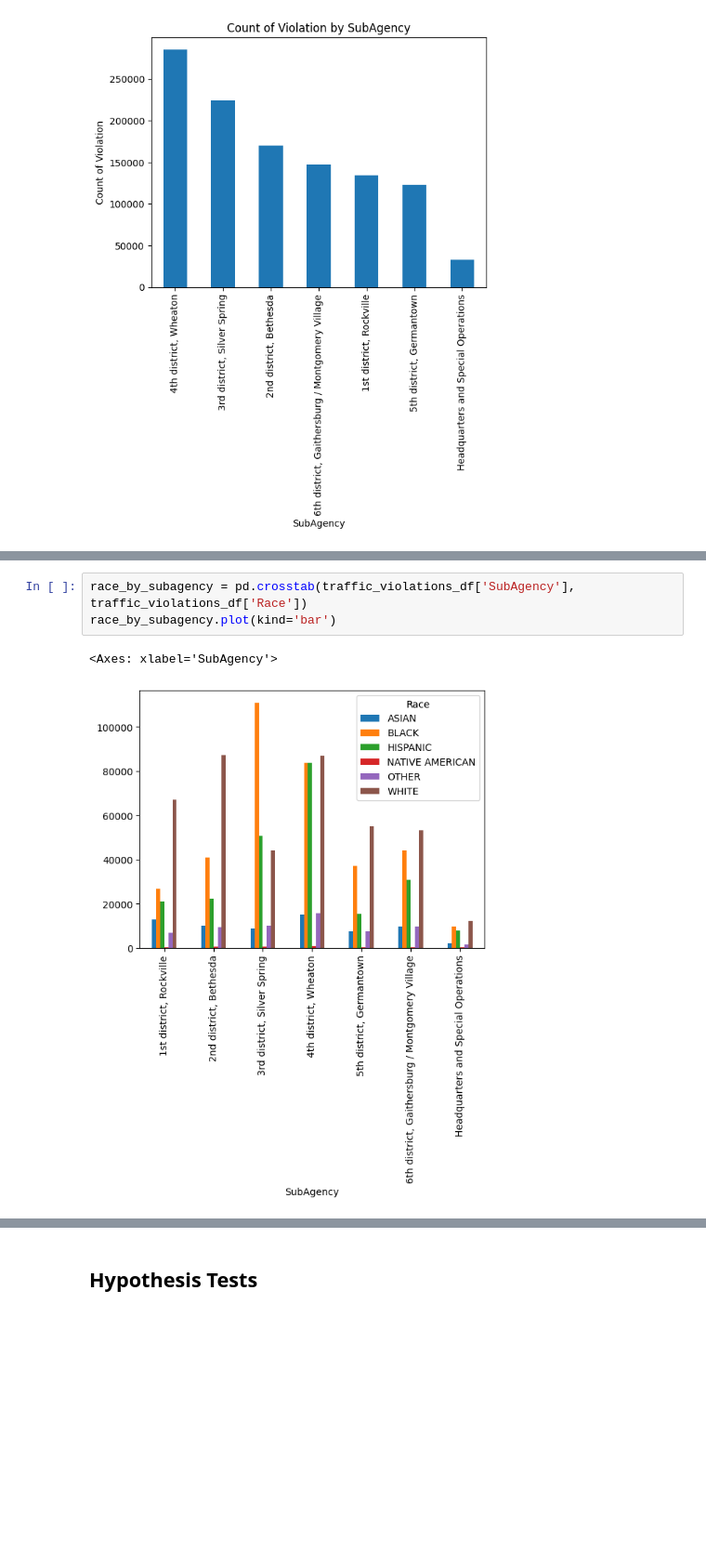
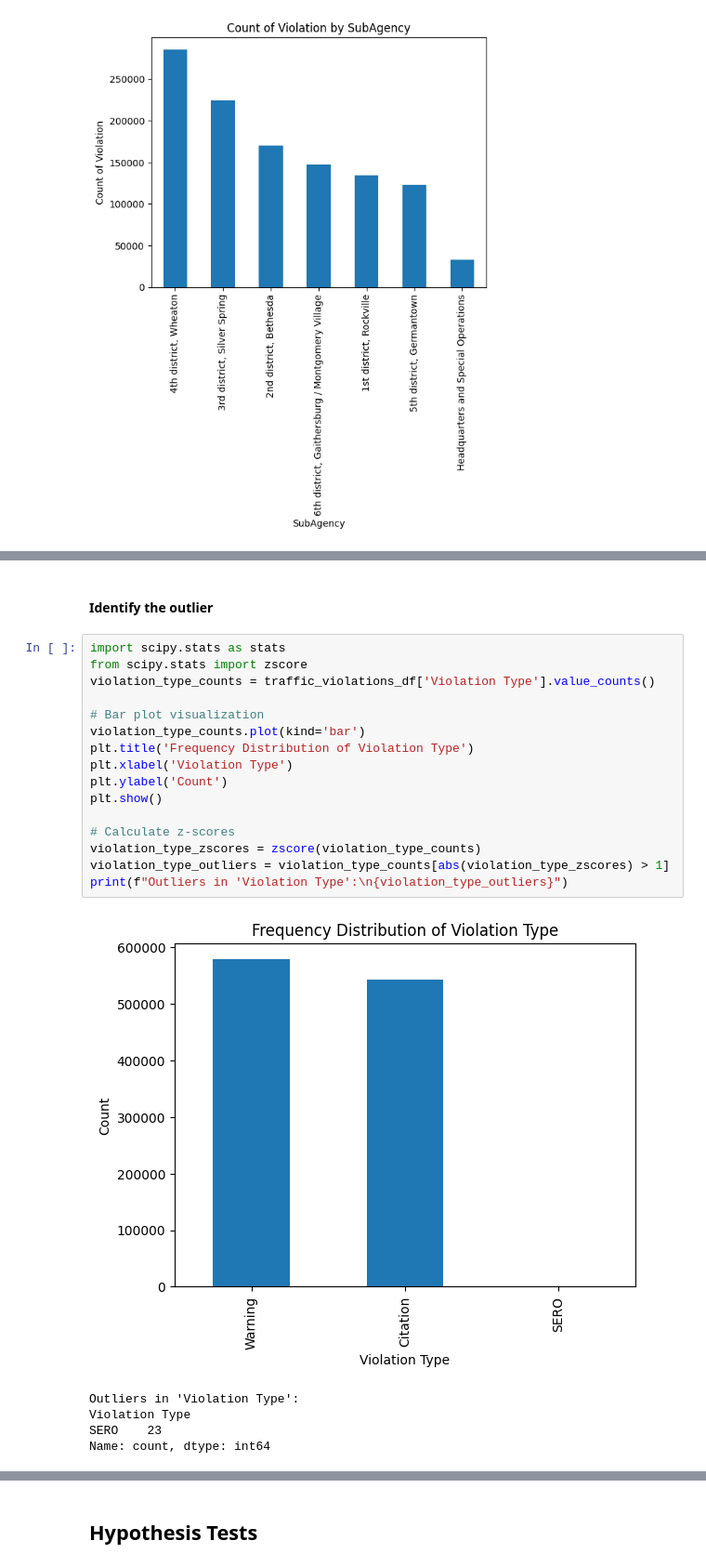
Before and after one commit to Yilalu/CMSC320project, a Jupyter notebook: CMSC320_Final_Project.ipynb, the cells around one changed output, grey strips where cells are left out. Shown at 93% size. Cells and saved outputs as stored; diff of their text form; blank space fills up the shorter version.

```diff
--- a/CMSC320_Final_Project.ipynb
+++ b/CMSC320_Final_Project.ipynb
@@ -295,6 +268,24 @@ plt.show()
-# %%
-race_by_subagency = pd.crosstab(traffic_violations_df['SubAgency'], traffic_violations_df['Race'])
-race_by_subagency.plot(kind='bar')
-# %% [output]
-<Axes: xlabel='SubAgency'>
-[figure, removed]
+# %% [markdown]
+#### Identify the outlier
+# %%
+import scipy.stats as stats
+from scipy.stats import zscore
+violation_type_counts = traffic_violations_df['Violation Type'].value_counts()
+
+# Bar plot visualization
+violation_type_counts.plot(kind='bar')
+plt.title('Frequency Distribution of Violation Type')
+plt.xlabel('Violation Type')
+plt.ylabel('Count')
+plt.show()
+
+# Calculate z-scores
+violation_type_zscores = zscore(violation_type_counts)
+violation_type_outliers = violation_type_counts[abs(violation_type_zscores) > 1]
+print(f"Outliers in 'Violation Type':\n{violation_type_outliers}")
+# %% [output]
+[figure, added]
+Outliers in 'Violation Type':
+Violation Type
+SERO    23
+Name: count, dtype: int64
```
Also changed, not shown: parts of 8 cells of this notebook.
